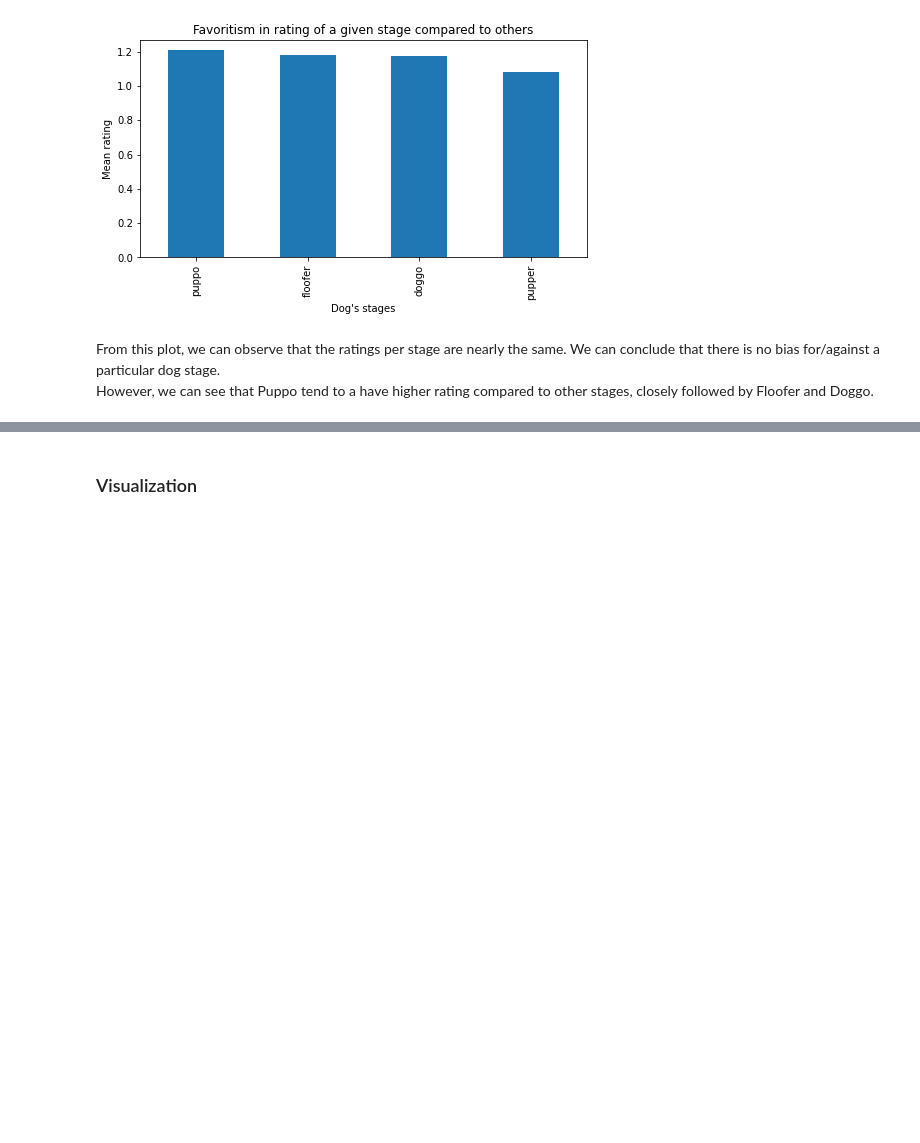
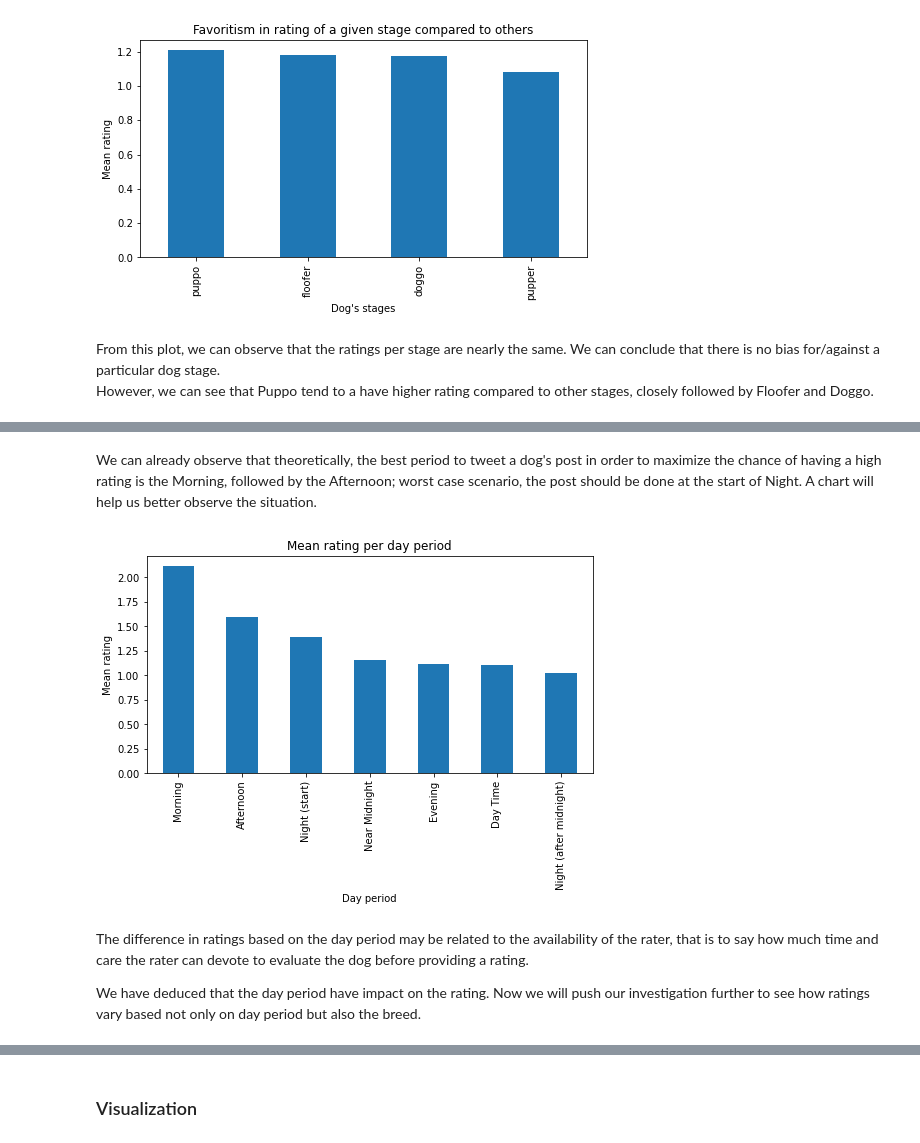
Before and after one commit to patricetg/udacity-data-analyst-project2, a Jupyter notebook: 1 - wrangle_act.ipynb, the cells around one changed output, grey strips where cells are left out. Drawn from its saved outputs; the diff is of its cells as text; code cells hidden in the pictures; blank space fills up the shorter version.

```diff
--- a/1 - wrangle_act.ipynb
+++ b/1 - wrangle_act.ipynb
@@ -2161,0 +2364,3 @@ Does a particular dog's stage is more likely to :
+# %%
+tweets_master_df = operate_datetime_feature_engineering(tweets_master_df, datetime_column="timestamp")
+tweets_master_df.sample(3).T
@@ -2161,0 +2385,7 @@ Does a particular dog's stage is more likely to :
+# %%
+mean_rating_per_period = tweets_master_df.groupby("period")  \
+                                         .mean()   \
+                                         .loc[:,"rating"]  \
+                                         .sort_values(ascending=False)
+
+mean_rating_per_period
@@ -2161,0 +2402,15 @@ Does a particular dog's stage is more likely to :
+# %% [markdown]
+We can already observe that theoretically, the best period to tweet a dog's post in order to maximize the chance of having a high rating is the Morning, followed by the Afternoon; worst case scenario, the post should be done at the start of Night. A chart will help us better observe the situation.
+# %%
+mean_rating_per_period.plot(kind="bar", figsize=(8,4))
+
+plt.xlabel("Day period")
+plt.ylabel("Mean rating")
+
+plt.title("Mean rating per day period");
+# %% [output]
+[figure, added]
+# %% [markdown]
+The difference in ratings based on the day period may be related to the availability of the rater, that is to say how much time and care the rater can devote to evaluate the dog before providing a rating.
+
+We have deduced that the day period have impact on the rating. Now we will push our investigation further to see how ratings vary based not only on day period but also the breed.
```
Also changed, not shown: parts of 41 cells of this notebook.
